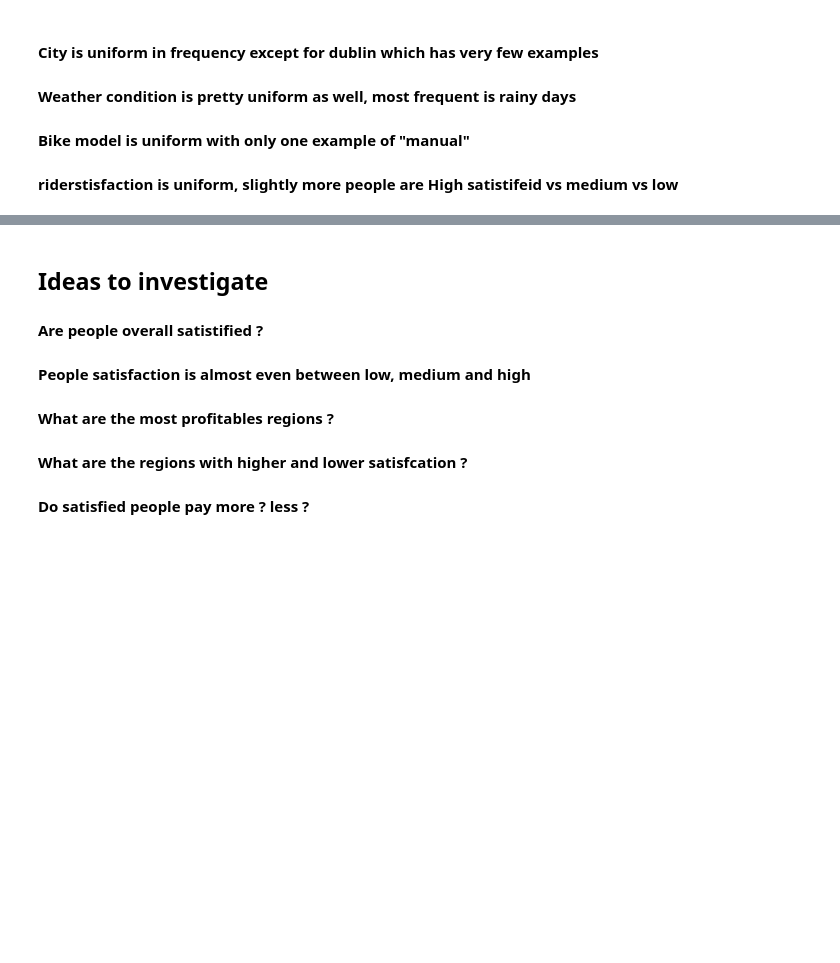
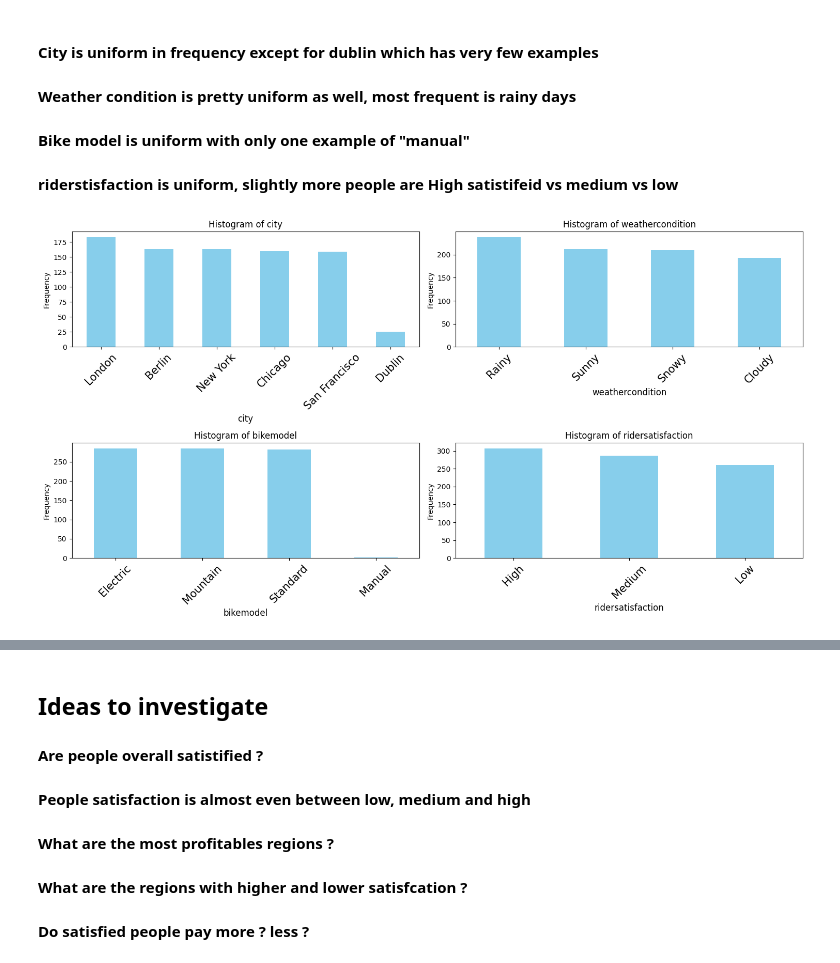
Before and after one commit to berstearns/garbage_collector, a Jupyter notebook: CCT/ml/CA2/CA2-ml.ipynb, the cells around one changed output, grey strips where cells are left out. Saved outputs shown, nothing was run; the diff lists cells and outputs as text; code cells hidden in the pictures; blank space fills up the shorter version.

```diff
--- a/CCT/ml/CA2/CA2-ml.ipynb
+++ b/CCT/ml/CA2/CA2-ml.ipynb
@@ -163,17 +187,3 @@ cleaned_df.describe(include='object')
 | unique | 6 | 4 | 4 | 3 |
 | top | London | Rainy | Electric | High |
 | freq | 183 | 238 | 285 | 307 |
-# %%
-vale_counts_table = pd.DataFrame()
-max_unique_vals = max(len(cleaned_df[[column]].value_counts()) for column in categorical_columns)
-
-
-for column in categorical_columns:
-    names =  [None for _ in range(max_unique_vals)]
-    counts = [None for _ in range(max_unique_vals)]
-
-    for idx,(name, value) in enumerate(cleaned_df[[column]].value_counts().items()):
-        names[idx] = name[0]
-        counts[idx] = value
-    vale_counts_table[f"{column}_name"] = names
-    vale_counts_table[f"{column}_count"] = counts
@@ -195,14 +193,20 @@ vale_counts_table.T
 #### Bike model is uniform with only one example of "manual"
 #### riderstisfaction is uniform, slightly more people are High satistifeid vs medium vs low
 # %%
-for column in categorical_columns:
-    plt.figure(figsize=(12, 5))  # Set figure size
-    df[column].value_counts().plot(kind='bar', color='skyblue')  # Plot bar chart
-    plt.title(f'Histogram of {column}')  # Add title
-    plt.xlabel(column)  # X-axis label
-    plt.ylabel('Frequency')  # Y-axis label
-    plt.xticks(rotation=45)  # Rotate x-axis labels for better readability
-    plt.tight_layout()  # Adjust layout to prevent overlap
-    plt.show()  # Show the plot
-    input()
-    clear_output()
+# creating a subplot with 4 (2x2) plots to show the distribution of categories in dataset
+# then for each categorical column plot the bar plot
+fig, axes = plt.subplots(2, 2, figsize=(15, 8))
+axes = axes.flatten()
+
+for i, column in enumerate(categorical_columns):
+    # Plot the bar chart on the corresponding subplot
+    cleaned_df[column].value_counts().plot(kind='bar', color='skyblue', ax=axes[i])
+    axes[i].set_title(f'Histogram of {column}')
+    axes[i].set_xlabel(column,fontsize=12)
+    axes[i].set_ylabel('Frequency')
+    axes[i].tick_params(axis='x', rotation=45,labelsize=15)
+
+plt.tight_layout()
+plt.show()
+# %% [output]
+[figure, added]
```
Also changed, not shown: parts of 21 cells of this notebook, 14 other files.
